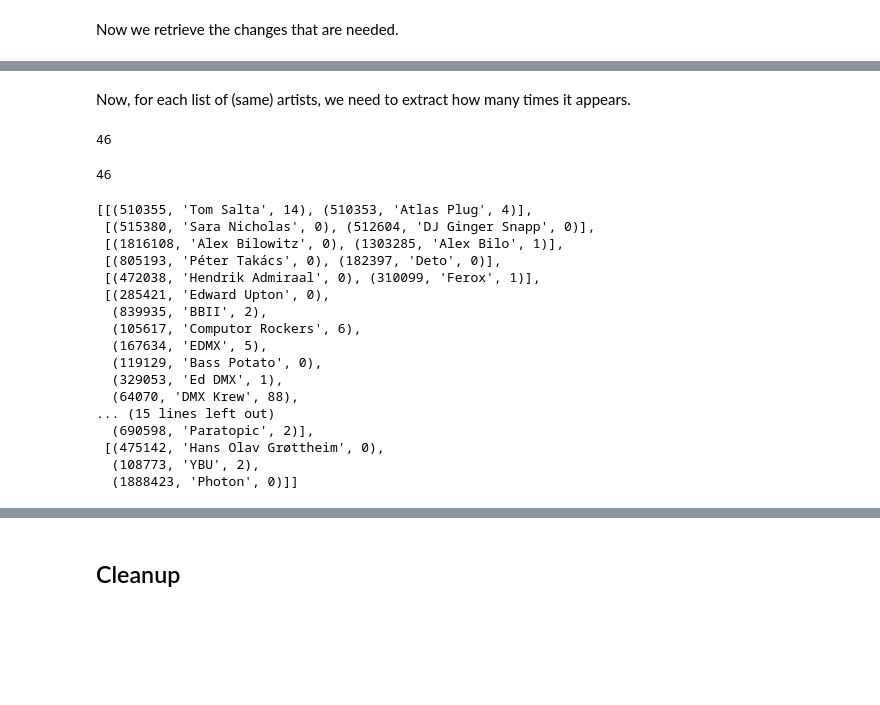
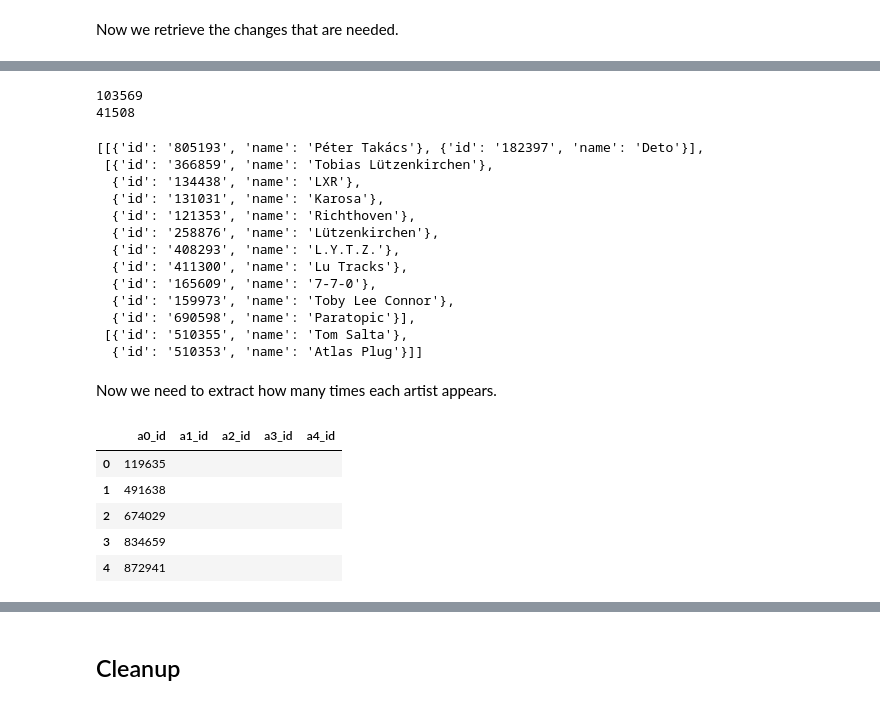
Before and after one commit to aleferu/musicbrainz, a Jupyter notebook: artist_artist.ipynb, the cells around one changed output, grey strips where cells are left out. Saved outputs shown, nothing was run; the diff lists cells and outputs as text; code cells hidden in the pictures; blank space fills up the shorter version.

```diff
--- a/artist_artist.ipynb
+++ b/artist_artist.ipynb
@@ -208,7 +214,22 @@ for _, row in changes.iterrows():
+# %%
+print(len([artist for artist_list in changes_list for artist in artist_list]))
+print(len(changes_list))
+changes_list[:3]
+# %% [output]
+103569
+41508
+[[{'id': '805193', 'name': 'Péter Takács'}, {'id': '182397', 'name': 'Deto'}],
+ [{'id': '366859', 'name': 'Tobias Lützenkirchen'},
+  {'id': '134438', 'name': 'LXR'},
+  {'id': '131031', 'name': 'Karosa'},
+  {'id': '121353', 'name': 'Richthoven'},
+  {'id': '258876', 'name': 'Lützenkirchen'},
+  {'id': '408293', 'name': 'L.Y.T.Z.'},
+  {'id': '411300', 'name': 'Lu Tracks'},
+  {'id': '165609', 'name': '7-7-0'},
+  {'id': '159973', 'name': 'Toby Lee Connor'},
+  {'id': '690598', 'name': 'Paratopic'}],
+ [{'id': '510355', 'name': 'Tom Salta'},
+  {'id': '510353', 'name': 'Atlas Plug'}]]
 # %% [markdown]
-Now, for each list of (same) artists, we need to extract how many times it appears.
+Now we need to extract how many times each artist appears.
-# %%
-foo = !grep ",745888," releases-*.csv | wc -l
-int(foo[0])
-# %% [output]
-46
@@ -219,31 +235,0 @@ def artist_occurrences(artist_id):
-# %%
-artist_occurrences((745888, "AJR"))
-# %% [output]
-46
-# %%
-test = list(map(
-    lambda s: list(map(
-        lambda artist: (artist[0], artist[1], artist_occurrences(artist[0])),
-        s
-    )),
-    changes_list[:10])
-)
-test
-# %% [output]
-[[(510355, 'Tom Salta', 14), (510353, 'Atlas Plug', 4)],
- [(515380, 'Sara Nicholas', 0), (512604, 'DJ Ginger Snapp', 0)],
- [(1816108, 'Alex Bilowitz', 0), (1303285, 'Alex Bilo', 1)],
- [(805193, 'Péter Takács', 0), (182397, 'Deto', 0)],
- [(472038, 'Hendrik Admiraal', 0), (310099, 'Ferox', 1)],
- [(285421, 'Edward Upton', 0),
-  (839935, 'BBII', 2),
-  (105617, 'Computor Rockers', 6),
-  (167634, 'EDMX', 5),
-  (119129, 'Bass Potato', 0),
-  (329053, 'Ed DMX', 1),
-  (64070, 'DMX Krew', 88),
-... (15 lines left out)
-  (690598, 'Paratopic', 2)],
- [(475142, 'Hans Olav Grøttheim', 0),
-  (108773, 'YBU', 2),
-  (1888423, 'Photon', 0)]]
@@ -251,0 +236,15 @@ test
+# %%
+col_names = [f"a{i}_id" for i in range(5)]
+releases = pd.DataFrame(columns=col_names, dtype=str)
+for i in range(1, 6):
+    path = f"releases-{i}.csv"
+    releases = pd.concat([releases, pd.read_csv(path, usecols=[f"a{j}_id" for j in range(i)], dtype=str)])
+releases.fillna("", inplace=True)
+releases.head(5)
+# %% [output]
+|  | a0_id | a1_id | a2_id | a3_id | a4_id |
+| 0 | 119635 |  |  |  |  |
+| 1 | 491638 |  |  |  |  |
+| 2 | 674029 |  |  |  |  |
+| 3 | 834659 |  |  |  |  |
+| 4 | 872941 |  |  |  |  |
```
Also changed, not shown: parts of 16 cells of this notebook.
